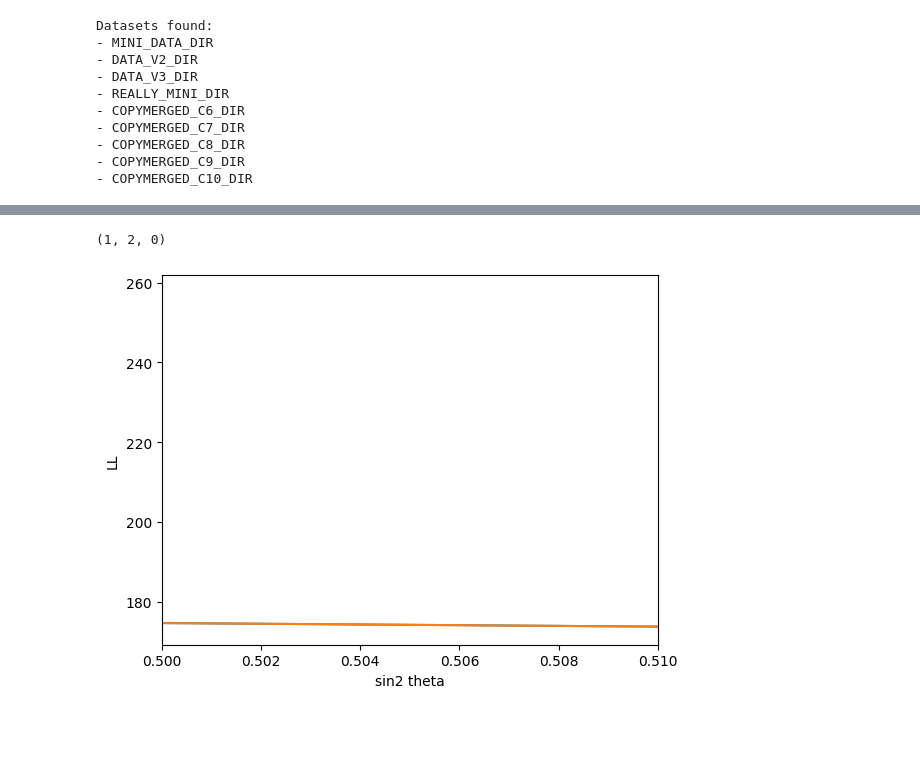
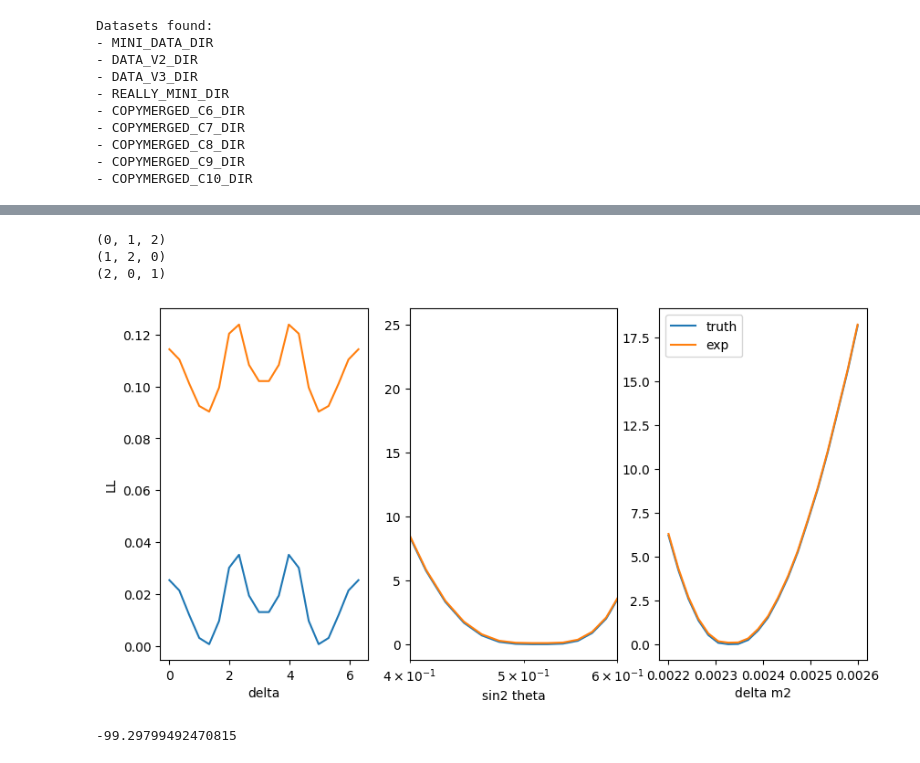
Before and after one commit to aditya-marathe/msci-project, a Jupyter notebook: src/notebooks/least_log_likelihood.ipynb, the cells around one changed output, grey strips where cells are left out. Saved outputs shown, nothing was run; the diff lists cells and outputs as text; code cells hidden in the pictures; blank space fills up the shorter version.

```diff
--- a/src/notebooks/least_log_likelihood.ipynb
+++ b/src/notebooks/least_log_likelihood.ipynb
@@ -377,3 +309,5 @@ mu_ll_array = [
+# %%
+mu_ll_array = ll_surface(truth_data)
 # %%
 fig, ax = custom_subplots()
 
@@ -417,10 +330,8 @@ ax.set_xlabel('delta m2');
-# %%
-sinLLArray=FitTools.profile3Dto1D(mu_ll_array,1)
-fig, ax = plt.subplots(1, 1)
-ax.plot(sin_sq_23_array, sinLLArray, label=r'\delta_{CP}')
-ax.plot(sin_sq_23_array, sinLLArray_exp, label=r'\delta_{CP}')
-ax.set_ylabel('LL')
-ax.set_xlabel('sin2 theta');
-# %% [output]
-(1, 2, 0)
-[figure, removed]
+# %%
+dcpLLArray = FitTools.profile3Dto1D(mu_ll_array, 0)
+sinLLArray=FitTools.profile3Dto1D(mu_ll_array,1)
+dmLLArray = FitTools.profile3Dto1D(mu_ll_array, 2);
+# %% [output]
+(0, 1, 2)
+(1, 2, 0)
+(2, 0, 1)
@@ -426,0 +340,25 @@ ax.set_xlabel('sin2 theta');
+# %%
+fig, axs = plt.subplots(1, 3, figsize=(10, 5))
+
+axs[0].plot(d_cp_array, dcpLLArray, label='truth')
+axs[0].plot(d_cp_array, dcpLLArray_exp, label='exp')
+axs[0].set_ylabel('LL')
+axs[0].set_xlabel('delta')
+
+axs[1].plot(sin_sq_23_array, sinLLArray, label='truth')
+axs[1].plot(sin_sq_23_array, sinLLArray_exp, label='exp')
+axs[1].set_xlabel('sin2 theta')
+axs[1].set_xlim(0.4, 0.6)
+axs[1].set_xscale('log')
+
+axs[2].plot(d_m32_array, dmLLArray, label='truth')
+axs[2].plot(d_m32_array, dmLLArray_exp, label='exp')
+axs[2].set_xlabel('delta m2')
+
+axs[2].legend();
+# %% [output]
+[figure, added]
+# %%
+(np.min(dcpLLArray) - np.min(dcpLLArray_exp)) * 100 / np.min(dcpLLArray_exp)
+# %% [output]
+-99.29799492470815
```
Also changed, not shown: parts of 39 cells of this notebook.
